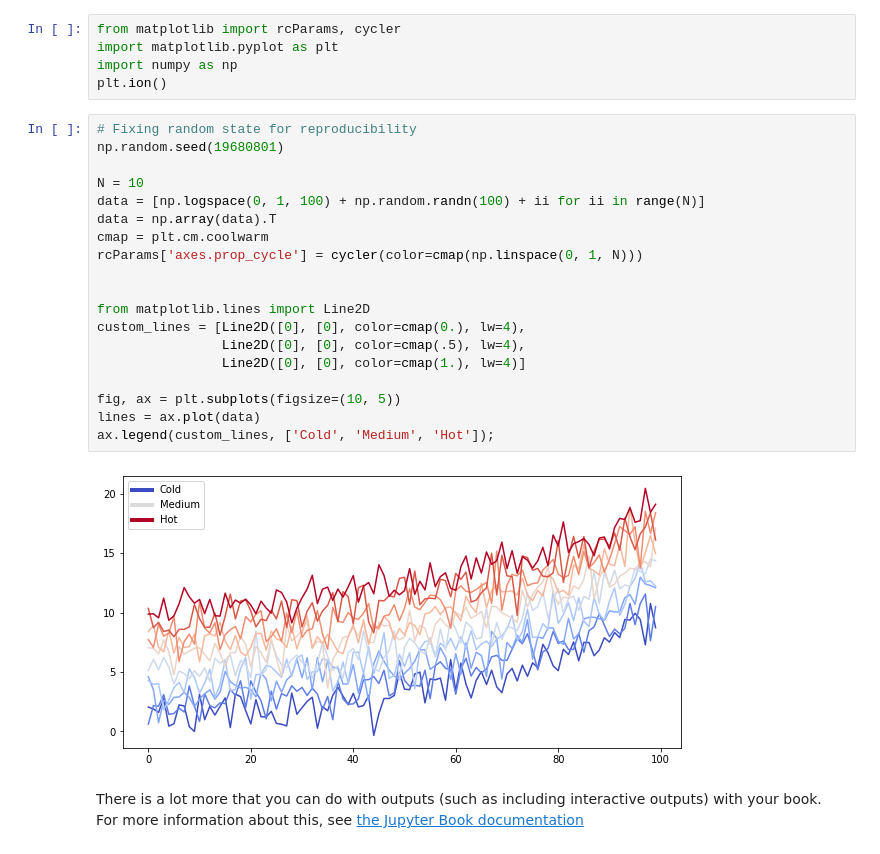
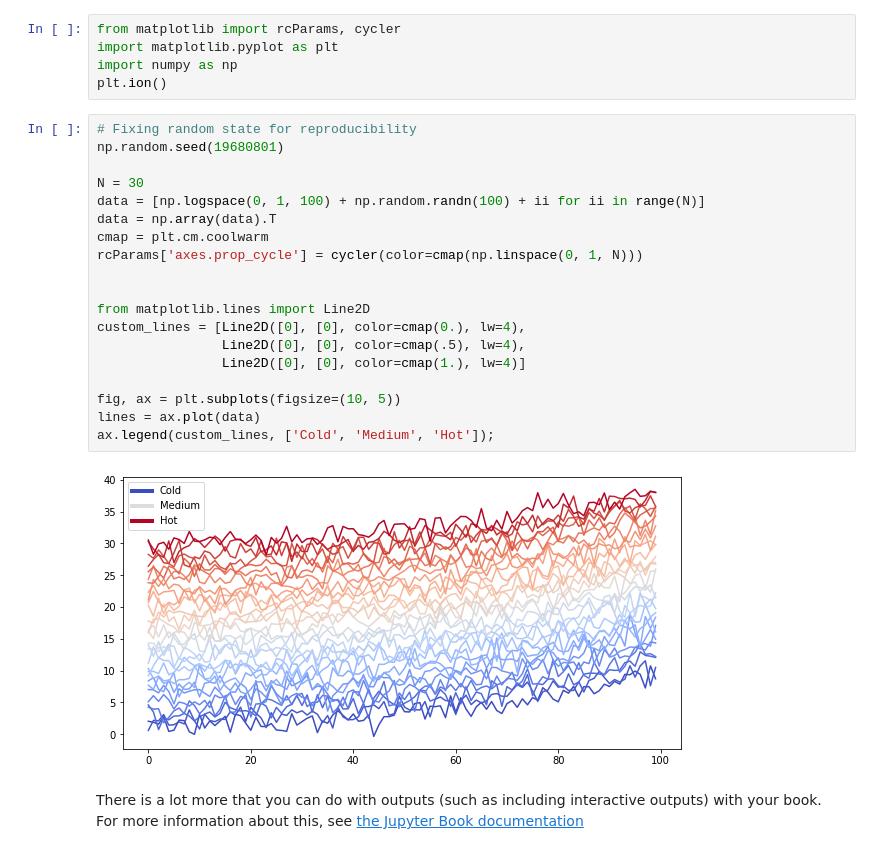
Before and after one commit to josepman/Tales-from-a-Computational-Neuroscience-PhD, a Jupyter notebook: tales_from_a_computational_neuroscience_phd/tales_from_a_computational_neuroscience_phd/_build/jupyter_execute/notebooks.ipynb, the cells around one changed output. Cells and saved outputs as stored; diff of their text form.

```diff
--- a/tales_from_a_computational_neuroscience_phd/tales_from_a_computational_neuroscience_phd/_build/jupyter_execute/notebooks.ipynb
+++ b/tales_from_a_computational_neuroscience_phd/tales_from_a_computational_neuroscience_phd/_build/jupyter_execute/notebooks.ipynb
@@ -45,24 +45,24 @@ plt.ion()
 # %%
 # Fixing random state for reproducibility
 np.random.seed(19680801)
 
-N = 10
+N = 30
 data = [np.logspace(0, 1, 100) + np.random.randn(100) + ii for ii in range(N)]
 data = np.array(data).T
 cmap = plt.cm.coolwarm
 rcParams['axes.prop_cycle'] = cycler(color=cmap(np.linspace(0, 1, N)))
 
 
 from matplotlib.lines import Line2D
 custom_lines = [Line2D([0], [0], color=cmap(0.), lw=4),
                 Line2D([0], [0], color=cmap(.5), lw=4),
                 Line2D([0], [0], color=cmap(1.), lw=4)]
 
 fig, ax = plt.subplots(figsize=(10, 5))
 lines = ax.plot(data)
 ax.legend(custom_lines, ['Cold', 'Medium', 'Hot']);
 # %% [output]
-[figure, old version]
+[figure, new version]
 # %% [markdown]
 There is a lot more that you can do with outputs (such as including interactive outputs)
 with your book. For more information about this, see [the Jupyter Book documentation](https://jupyterbook.org)
```
Also changed, not shown: 17 other files.
